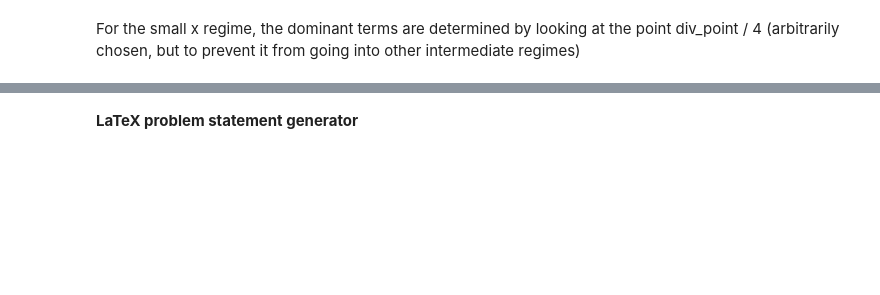
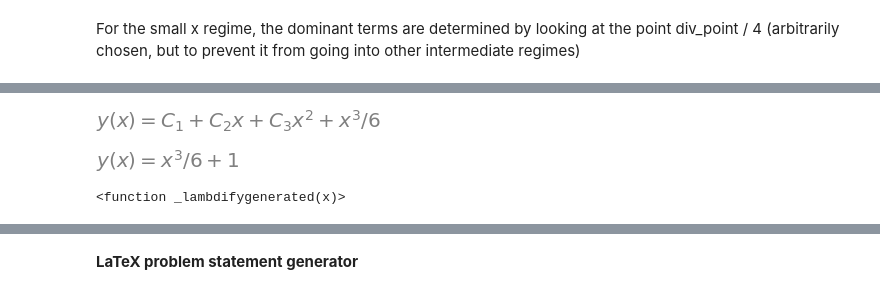
Before and after one commit to kayliehausknecht/AM201-Dataset, a Jupyter notebook: Code/new_ODE_solver.ipynb, the cells around one changed output, grey strips where cells are left out. Saved outputs shown, nothing was run; the diff lists cells and outputs as text; code cells hidden in the pictures; blank space fills up the shorter version.

```diff
--- a/Code/new_ODE_solver.ipynb
+++ b/Code/new_ODE_solver.ipynb
@@ -705,0 +708,2 @@ terms[index1]
+# %%
+largest_term_differential = largest_term_differential.subs(x, 0)
@@ -705,0 +714,12 @@ terms[index1]
+# %%
+y = Function('y')(x)
+# %%
+small_x_expression = dsolve(Derivative(y, x, x, x) -  largest_term_differential, y)
+small_x_expression
+# %% [output]
+[figure, added]
+# %%
+small_x_expression_substituted = small_x_expression.subs({sympy.Symbol('C1'): 1, sympy.Symbol('C2'): 0, sympy.Symbol('C3'): 0})
+small_x_expression_substituted
+# %% [output]
+[figure, added]
@@ -705,0 +728,4 @@ terms[index1]
+# %%
+final_eq
+# %% [output]
+<function _lambdifygenerated(x)>
```
Also changed, not shown: parts of 29 cells of this notebook.
